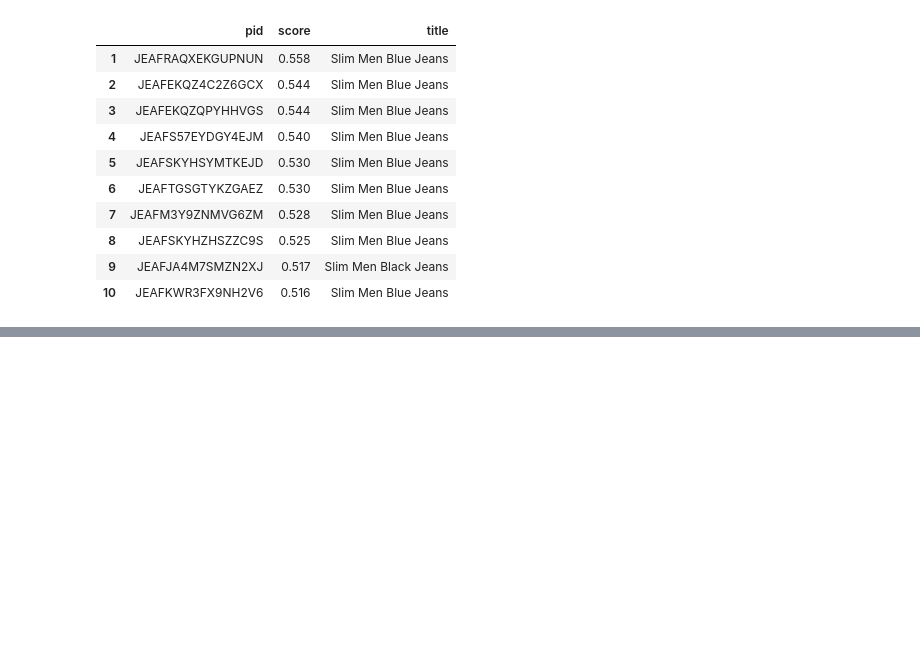
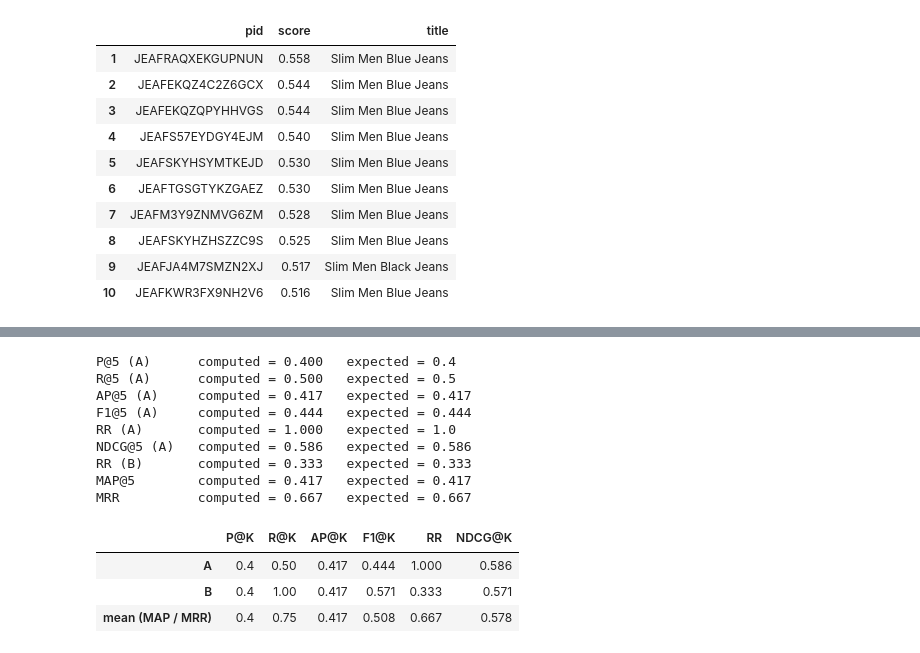
Before and after one commit to marticasasn/IRWA-2026-Search-Engine, a Jupyter notebook: IRWA_Part2_Indexing_Evaluation.ipynb, the cells around one changed output, grey strips where cells are left out. Saved outputs shown, nothing was run; the diff lists cells and outputs as text; code cells hidden in the pictures; blank space fills up the shorter version.

```diff
--- a/IRWA_Part2_Indexing_Evaluation.ipynb
+++ b/IRWA_Part2_Indexing_Evaluation.ipynb
@@ -141,0 +164,33 @@ Query: 'men slim jeans blue' (220 documents match all terms)
+# %%
+a, b = [1, 0, 1, 0, 0, 1], [0, 0, 1, 1, 0]
+
+checks = {
+    "P@5 (A)": (precision_at_k(a, 5), 0.4),
+    "R@5 (A)": (recall_at_k(a, 5, n_relevant=4), 0.5),
+    "AP@5 (A)": (avg_precision_at_k(a, 5, n_relevant=4), 0.417),
+    "F1@5 (A)": (f1_at_k(a, 5, n_relevant=4), 0.444),
+    "RR (A)": (reciprocal_rank(a), 1.0),
+    "NDCG@5 (A)": (ndcg_at_k(a, 5, n_relevant=4), 0.586),
+    "RR (B)": (reciprocal_rank(b), 0.333),
+    "MAP@5": (mean_avg_precision([a, b], 5, n_relevants=[4, 2]), 0.417),
+    "MRR": (mean_reciprocal_rank([a, b]), 0.667),
+}
+for name, (value, expected) in checks.items():
+    assert round(value, 3) == expected, name
+    print(f"{name:12} computed = {value:.3f}   expected = {expected}")
+
+evaluate_rankings({"A": a, "B": b}, k=5, n_relevants={"A": 4, "B": 2})
+# %% [output]
+P@5 (A)      computed = 0.400   expected = 0.4
+R@5 (A)      computed = 0.500   expected = 0.5
+AP@5 (A)     computed = 0.417   expected = 0.417
+F1@5 (A)     computed = 0.444   expected = 0.444
+RR (A)       computed = 1.000   expected = 1.0
+NDCG@5 (A)   computed = 0.586   expected = 0.586
+RR (B)       computed = 0.333   expected = 0.333
+MAP@5        computed = 0.417   expected = 0.417
+MRR          computed = 0.667   expected = 0.667
+|  | P@K | R@K | AP@K | F1@K | RR | NDCG@K |
+| A | 0.4 | 0.50 | 0.417 | 0.444 | 1.000 | 0.586 |
+| B | 0.4 | 1.00 | 0.417 | 0.571 | 0.333 | 0.571 |
+| mean (MAP / MRR) | 0.4 | 0.75 | 0.417 | 0.508 | 0.667 | 0.578 |
```
Also changed, not shown: parts of 7 cells of this notebook.
